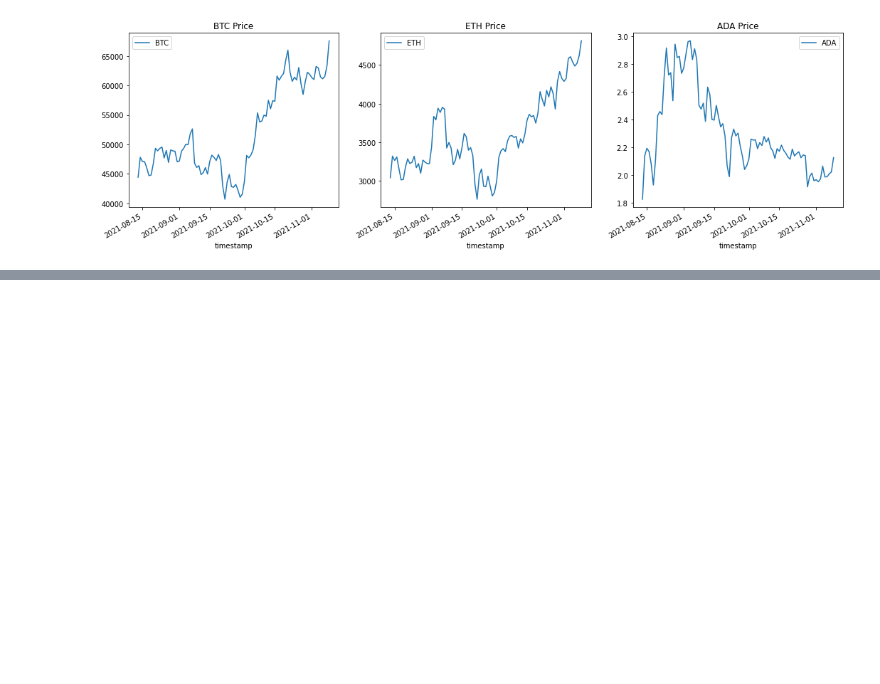
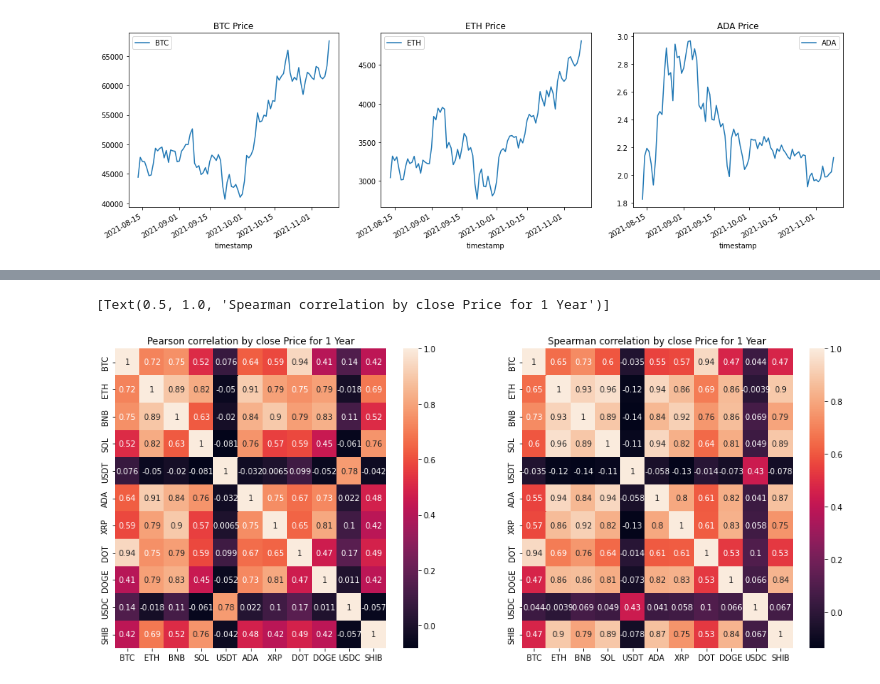
Before and after one commit to webostap/NIR, a Jupyter notebook: crypto_history.ipynb, the cells around one changed output, grey strips where cells are left out. Drawn from its saved outputs; the diff is of its cells as text; code cells hidden in the pictures; blank space fills up the shorter version.

Commit message:
correlation by price

```diff
--- a/crypto_history.ipynb
+++ b/crypto_history.ipynb
@@ -61,0 +76,12 @@ for i, crypto in enumerate(['BTC', 'ETH', 'ADA']):
+# %%
+dfsy = getTopHistory(limit=11, days=365)
+# %%
+cols = [dfsy['BTC']['timestamp']]
+keys = ['timestamp']
+
+for key in dfsy:
+    cols.append(dfsy[key]['close'])
+    keys.append(key)
+
+closePrice_dfy = pd.concat(cols,keys=keys,axis=1) #Create dataframe with close Price of all Cryptos
+closePrice_dfy
@@ -61,0 +102,11 @@ for i, crypto in enumerate(['BTC', 'ETH', 'ADA']):
+# %%
+fig, (ax1, ax2) = plt.subplots(1, 2, sharex=True, figsize=(17,7))
+
+pearson_corr = closePrice_dfy.corr(method='pearson')
+sns.heatmap(pearson_corr,ax=ax1, annot=True).set(title="Pearson correlation by close Price for 1 Year")
+
+spearman_corr = closePrice_dfy.corr(method='spearman')
+sns.heatmap(spearman_corr,ax=ax2, annot=True).set(title="Spearman correlation by close Price for 1 Year")
+# %% [output]
+[Text(0.5, 1.0, 'Spearman correlation by close Price for 1 Year')]
+[figure, added]
```
Also changed, not shown: parts of 6 cells of this notebook, 1 other file.
